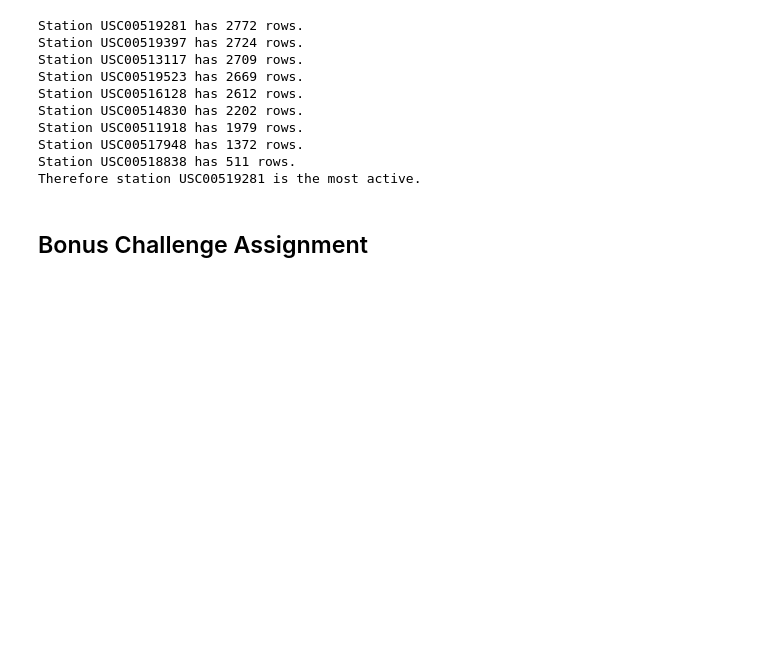
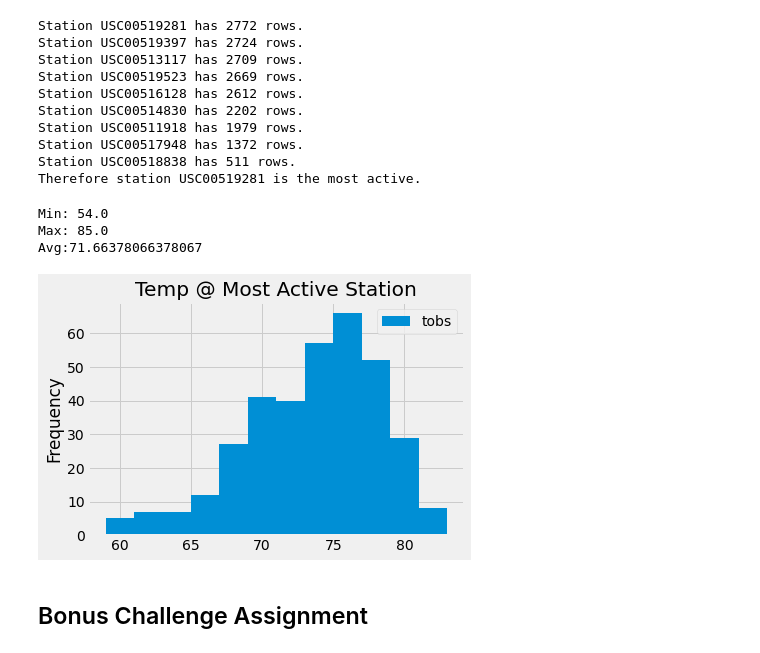
Before and after one commit to MarcyVampQueen/sqlalchemy-challenge, a Jupyter notebook: climate_starter.ipynb, the cells around one changed output. Saved outputs shown, nothing was run; the diff lists cells and outputs as text; code cells hidden in the pictures; blank space fills up the shorter version.

Commit message:
station complete

```diff
--- a/climate_starter.ipynb
+++ b/climate_starter.ipynb
@@ -85,9 +85,10 @@ Data for 9 station(s) available.
 # What are the most active stations? (i.e. what stations have the most rows)?
 # List the stations and the counts in descending order.
 stationCount = session.query(func.count(Measurement.station), Measurement.station).group_by(Measurement.station).order_by(desc(func.count(Measurement.station))).all()
+activeStation = stationCount[0][1]
 for row in stationCount:
     print(f'Station {row[1]} has {row[0]} rows.')
-print(f'Therefore station {stationCount[0][1]} is the most active.')
+print(f'Therefore station {activeStation} is the most active.')
 # %% [output]
 Station USC00519281 has 2772 rows.
 Station USC00519397 has 2724 rows.
@@ -102,9 +103,22 @@ Therefore station USC00519281 is the most active.
 # %%
 # Using the station id from the previous query, calculate the lowest temperature recorded,
 # highest temperature recorded, and average temperature of the most active station?
+stats = session.query(func.min(Measurement.tobs), func.max(Measurement.tobs), func.avg(Measurement.tobs)).filter(Measurement.station==activeStation).first()
+print(f'Min: {stats[0]}\nMax: {stats[1]}\nAvg:{stats[2]}')
+# %% [output]
+Min: 54.0
+Max: 85.0
+Avg:71.66378066378067
 # %%
 # Choose the station with the highest number of temperature observations.
 # Query the last 12 months of temperature observation data for this station and plot the results as a histogram
+activeLast = session.query(Measurement.tobs).filter(Measurement.station==activeStation).filter(Measurement.date > searchDate)
+activeDF = pd.DataFrame(activeLast)
+activeDF.plot.hist(title='Temp @ Most Active Station', bins=12)
+plt.xlabel = 'Temp'
+plt.show()
+# %% [output]
+[figure, added]
 # %% [markdown]
 ## Bonus Challenge Assignment
 # %%
```
